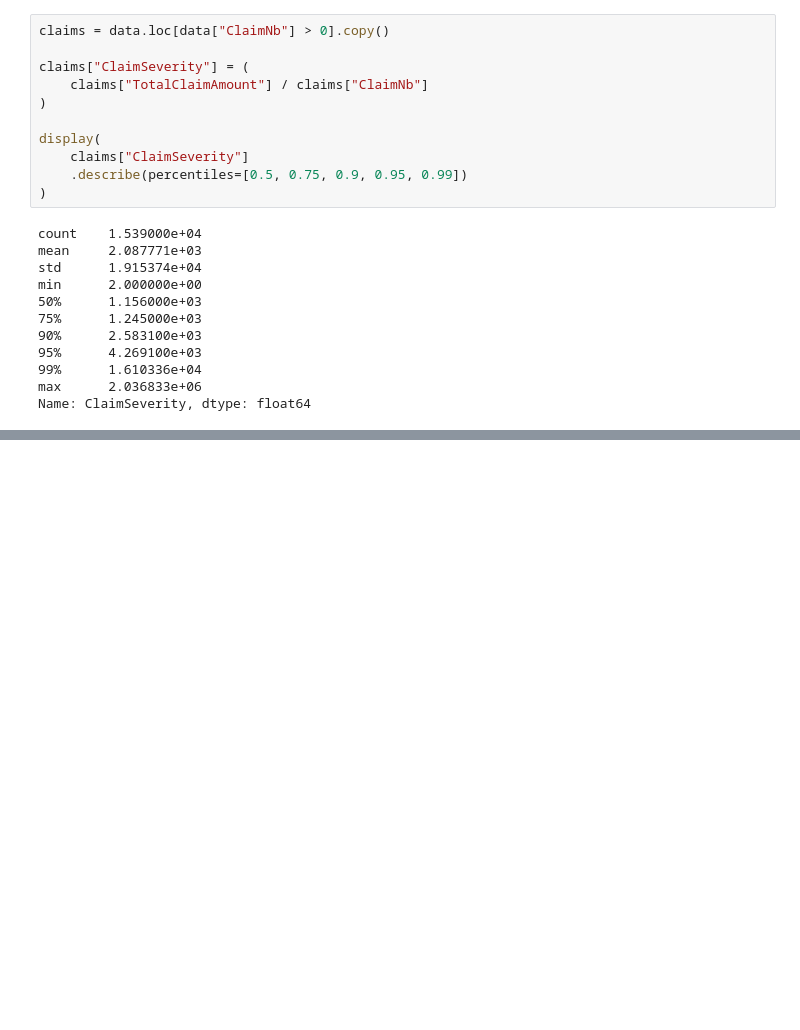
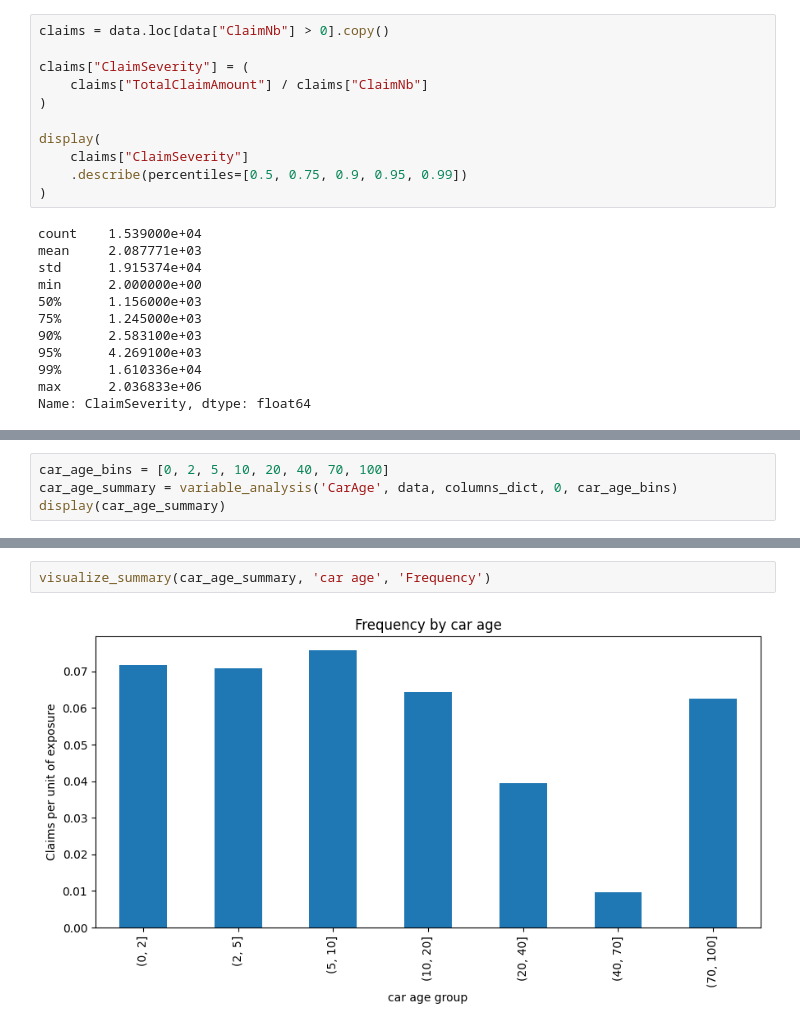
Before and after one commit to kacperskora/Licencjat_DS, a Jupyter notebook: notebooks/02_EDA.ipynb, the cells around one changed output, grey strips where cells are left out. Saved outputs shown, nothing was run; the diff lists cells and outputs as text; blank space fills up the shorter version.

```diff
--- a/notebooks/02_EDA.ipynb
+++ b/notebooks/02_EDA.ipynb
@@ -542,0 +462,4 @@ plt.show()
+# %%
+car_age_bins = [0, 2, 5, 10, 20, 40, 70, 100]
+car_age_summary = variable_analysis('CarAge', data, columns_dict, 0, car_age_bins)
+display(car_age_summary)
@@ -542,0 +476,4 @@ plt.show()
+# %%
+visualize_summary(car_age_summary, 'car age', 'Frequency')
+# %% [output]
+[figure, added]
```
Also changed, not shown: parts of 60 cells of this notebook.
